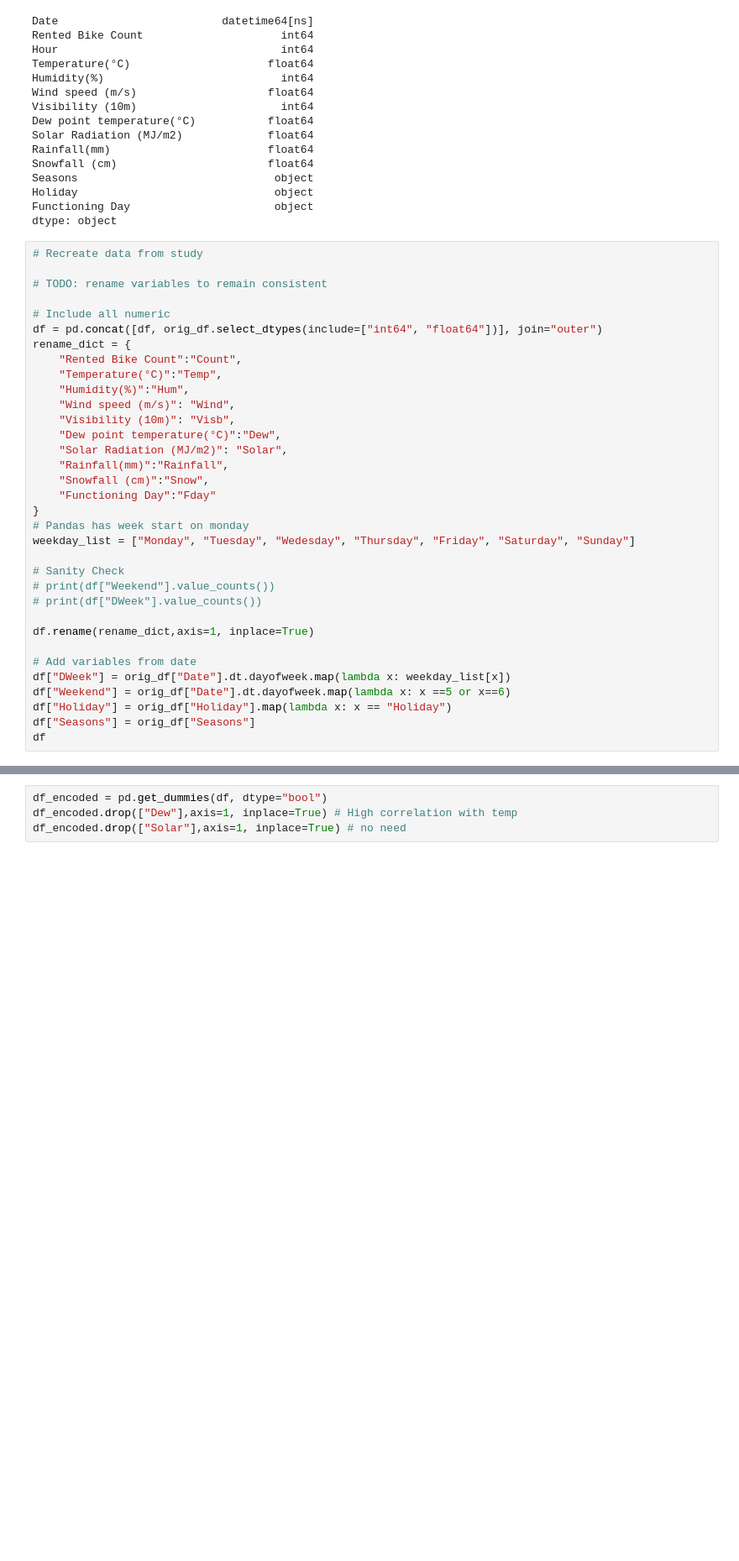
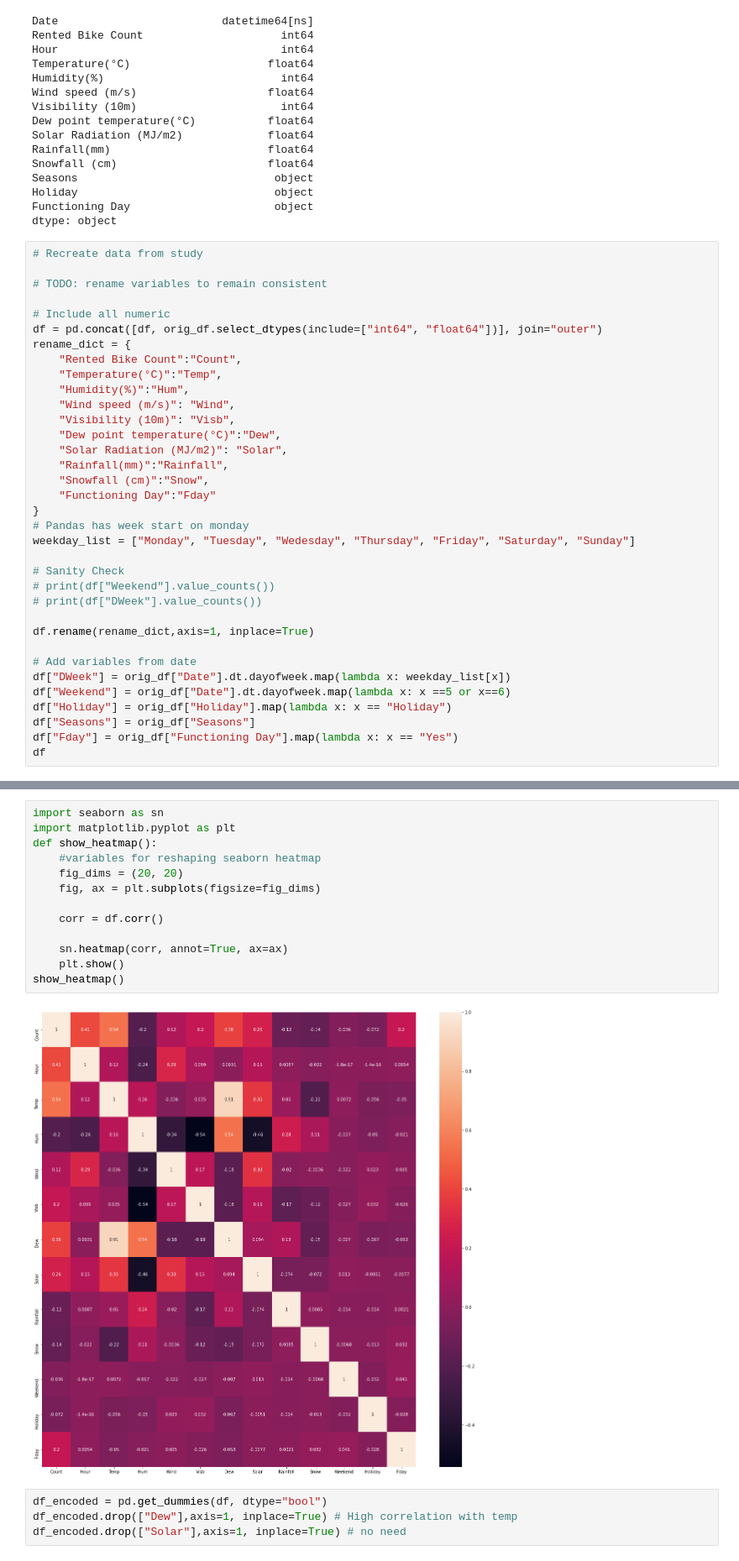
Before and after one commit to lohnguyen/bike-regressor, a Jupyter notebook: machine_learning/dataset_setup.ipynb, the cells around one changed output, grey strips where cells are left out. Shown at 84% size. Drawn from its saved outputs; the diff is of its cells as text; blank space fills up the shorter version.

```diff
--- a/machine_learning/dataset_setup.ipynb
+++ b/machine_learning/dataset_setup.ipynb
@@ -67,6 +69,7 @@ df["DWeek"] = orig_df["Date"].dt.dayofweek.map(lambda x: weekday_list[x])
 df["Weekend"] = orig_df["Date"].dt.dayofweek.map(lambda x: x ==5 or x==6)
 df["Holiday"] = orig_df["Holiday"].map(lambda x: x == "Holiday")
 df["Seasons"] = orig_df["Seasons"]
+df["Fday"] = orig_df["Functioning Day"].map(lambda x: x == "Yes")
 df
 # %% [output]
 |  | Count | Hour | Temp | Hum | Wind | Visb | Dew | Solar | Rainfall | Snow | DWeek | ... |
@@ -85,3 +88,18 @@ df
+# %%
+import seaborn as sn
+import matplotlib.pyplot as plt
+def show_heatmap():
+    #variables for reshaping seaborn heatmap
+    fig_dims = (20, 20)
+    fig, ax = plt.subplots(figsize=fig_dims)
+
+    corr = df.corr()
+
+    sn.heatmap(corr, annot=True, ax=ax)
+    plt.show()
+show_heatmap()
+# %% [output]
+[figure, added]
 # %%
 df_encoded = pd.get_dummies(df, dtype="bool")
 df_encoded.drop(["Dew"],axis=1, inplace=True) # High correlation with temp
```
Also changed, not shown: parts of 14 cells of this notebook, 9 other files.
